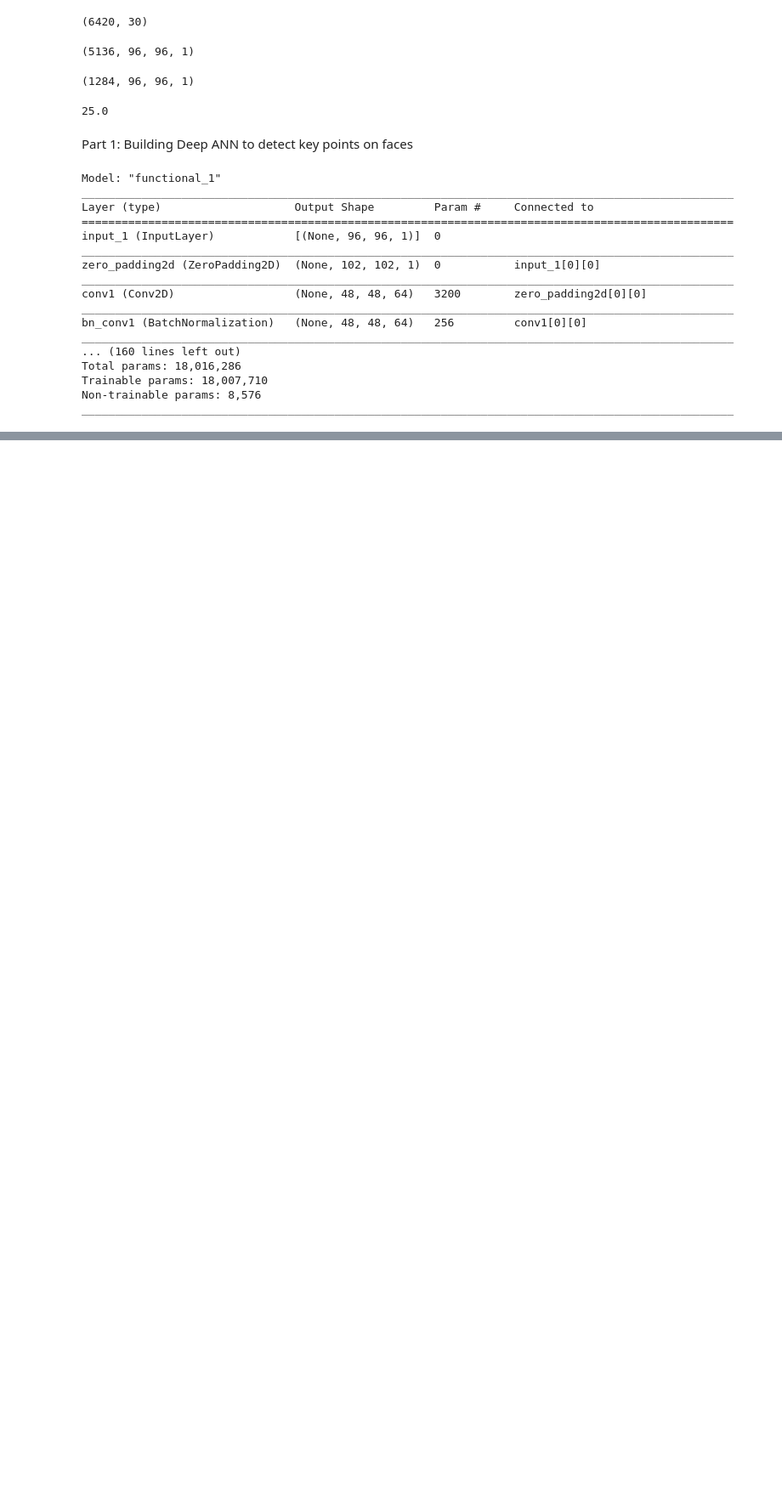
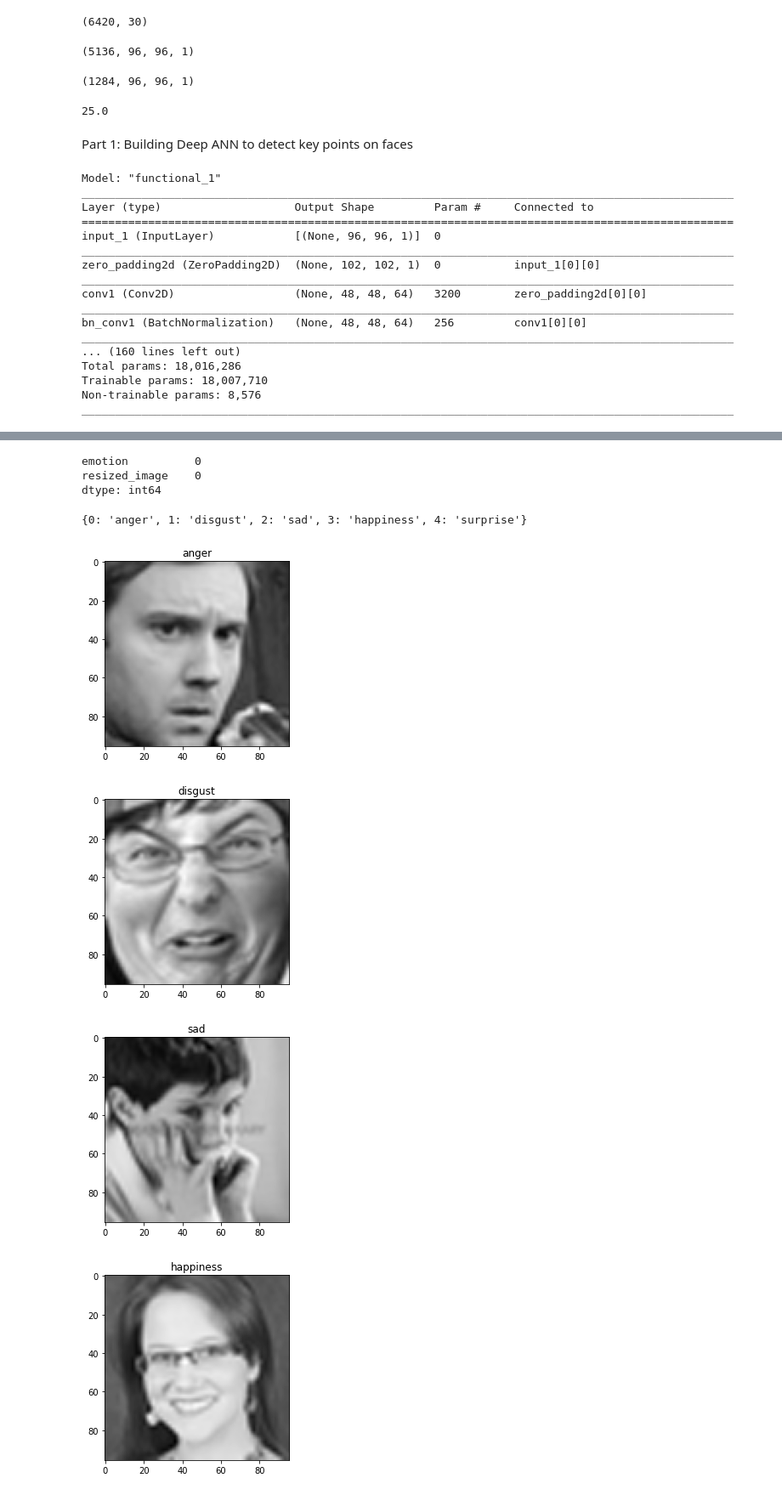
Before and after one commit to speri203/emotion_detection, a Jupyter notebook: Emotion_AI.ipynb, the cells around one changed output, grey strips where cells are left out. Shown at 85% size. Saved outputs shown, nothing was run; the diff lists cells and outputs as text; code cells hidden in the pictures; blank space fills up the shorter version.

```diff
--- a/Emotion_AI.ipynb
+++ b/Emotion_AI.ipynb
@@ -463,0 +559,26 @@ with open('face_points.json', 'w') as json_file:
+# %%
+## Checking for null values
+expression_dropped_df.isnull().sum()
+# %% [output]
+emotion          0
+resized_image    0
+dtype: int64
+# %%
+## labels for the model
+labels = {0: 'anger', 1: 'disgust', 2: 'sad', 3: 'happiness', 4: 'surprise'}
+labels
+# %% [output]
+{0: 'anger', 1: 'disgust', 2: 'sad', 3: 'happiness', 4: 'surprise'}
+# %%
+for index in labels:
+  image = expression_dropped_df[expression_dropped_df['emotion'] == index][:1]
+  img = image['resized_image'].item()
+  img = img.reshape(96, 96)
+  plt.figure()
+  plt.title(labels[index])
+  plt.imshow(img, cmap='gray')
+# %% [output]
+[figure, added]
+[figure, added]
+[figure, added]
+[figure, added]
```
Also changed, not shown: parts of 32 cells of this notebook.
